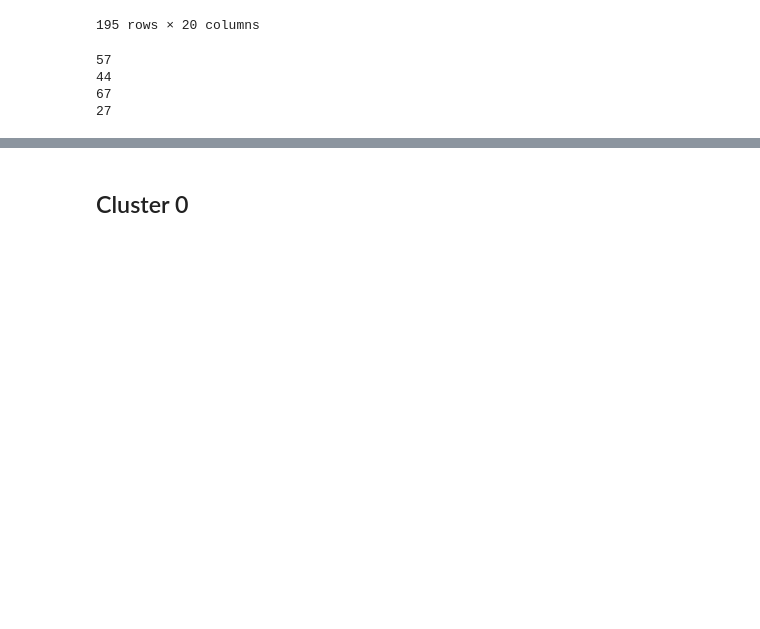
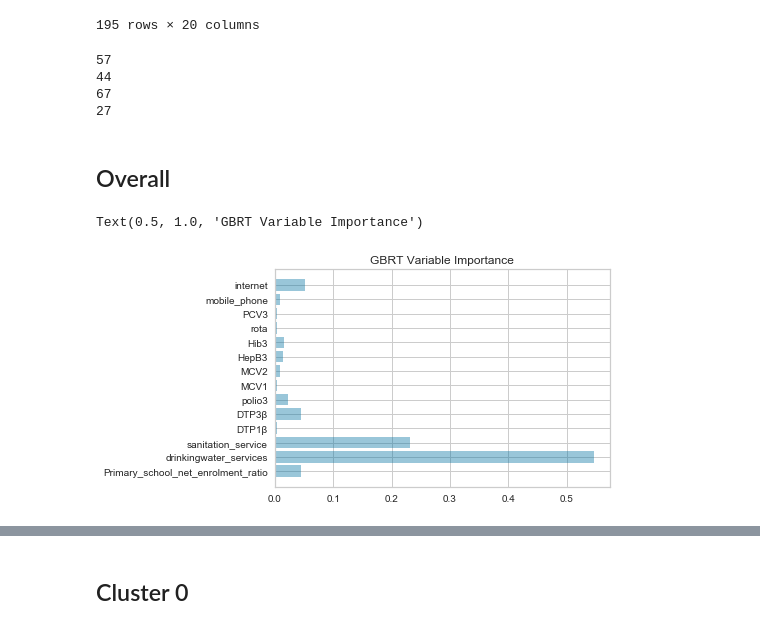
Before and after one commit to ChaoITing/Intelligence-Analytics-Challenge, a Jupyter notebook: IAC.ipynb, the cells around one changed output, grey strips where cells are left out. Drawn from its saved outputs; the diff is of its cells as text; code cells hidden in the pictures; blank space fills up the shorter version.

```diff
--- a/IAC.ipynb
+++ b/IAC.ipynb
@@ -608,3 +608,45 @@ print(len(cluster3))
 44
 67
 27
+# %% [markdown]
+## Overall
+# %%
+from sklearn.ensemble import GradientBoostingRegressor
+from sklearn.model_selection import GridSearchCV
+gbrt_grid = {'max_depth': [2, 3, 4, 5],
+             'min_samples_split': [2, 3, 4, 5],
+             'learning_rate': [0.01, 0.1, 0.5, 1]}
+feature_name = data_scale[[
+       'Primary_school_net_enrolment_ratio',
+       'drinkingwater_services', 'sanitation_service', 'DTP1β', 'DTP3β',
+       'polio3', 'MCV1', 'MCV2', 'HepB3', 'Hib3', 'rota', 'PCV3',
+       'mobile_phone', 'internet'
+]].columns.tolist()
+# %%
+X = data_scale[[
+       'Primary_school_net_enrolment_ratio',
+       'drinkingwater_services', 'sanitation_service', 'DTP1β', 'DTP3β',
+       'polio3', 'MCV1', 'MCV2', 'HepB3', 'Hib3', 'rota', 'PCV3',
+       'mobile_phone', 'internet'
+]]
+y = data_scale['Under5_mortality_rate']
+# %%
+gbrt_grid_search_all = GridSearchCV(GradientBoostingRegressor(random_state = 0), gbrt_grid, cv=5, return_train_score=True)
+gbrt_grid_search_all.fit(X, y)
+
+gbrt_params_all = gbrt_grid_search_all.best_params_
+gbrt_all = GradientBoostingRegressor(**gbrt_params_all, random_state = 0)
+gbrt_all.fit(X, y)
+gbrt_feature_importance_all = gbrt_all.feature_importances_
+
+gbrt_all_Variable_Importance = pd.DataFrame({'Feature':feature_name,
+                                             'Importance_cluster0': gbrt_feature_importance_all})
+%matplotlib inline
+y_list = gbrt_feature_importance_all
+y_pos = np.arange(len(y_list))
+plt.barh(y_pos, y_list, align='center', alpha=0.4)
+plt.yticks(y_pos, feature_name)
+plt.title('GBRT Variable Importance')
+# %% [output]
+Text(0.5, 1.0, 'GBRT Variable Importance')
+[figure, added]
```
Also changed, not shown: parts of 11 cells of this notebook, 12 other files.
